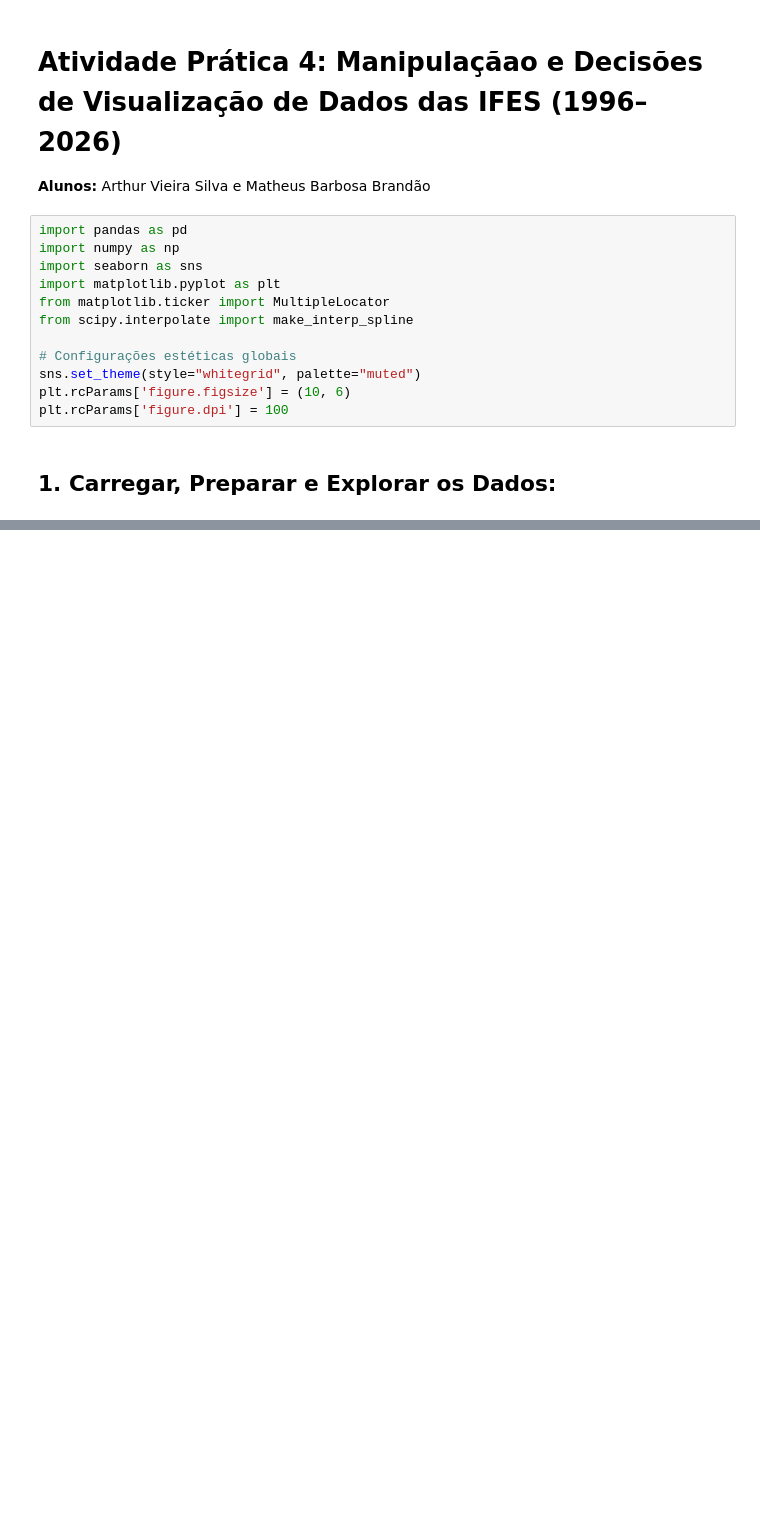
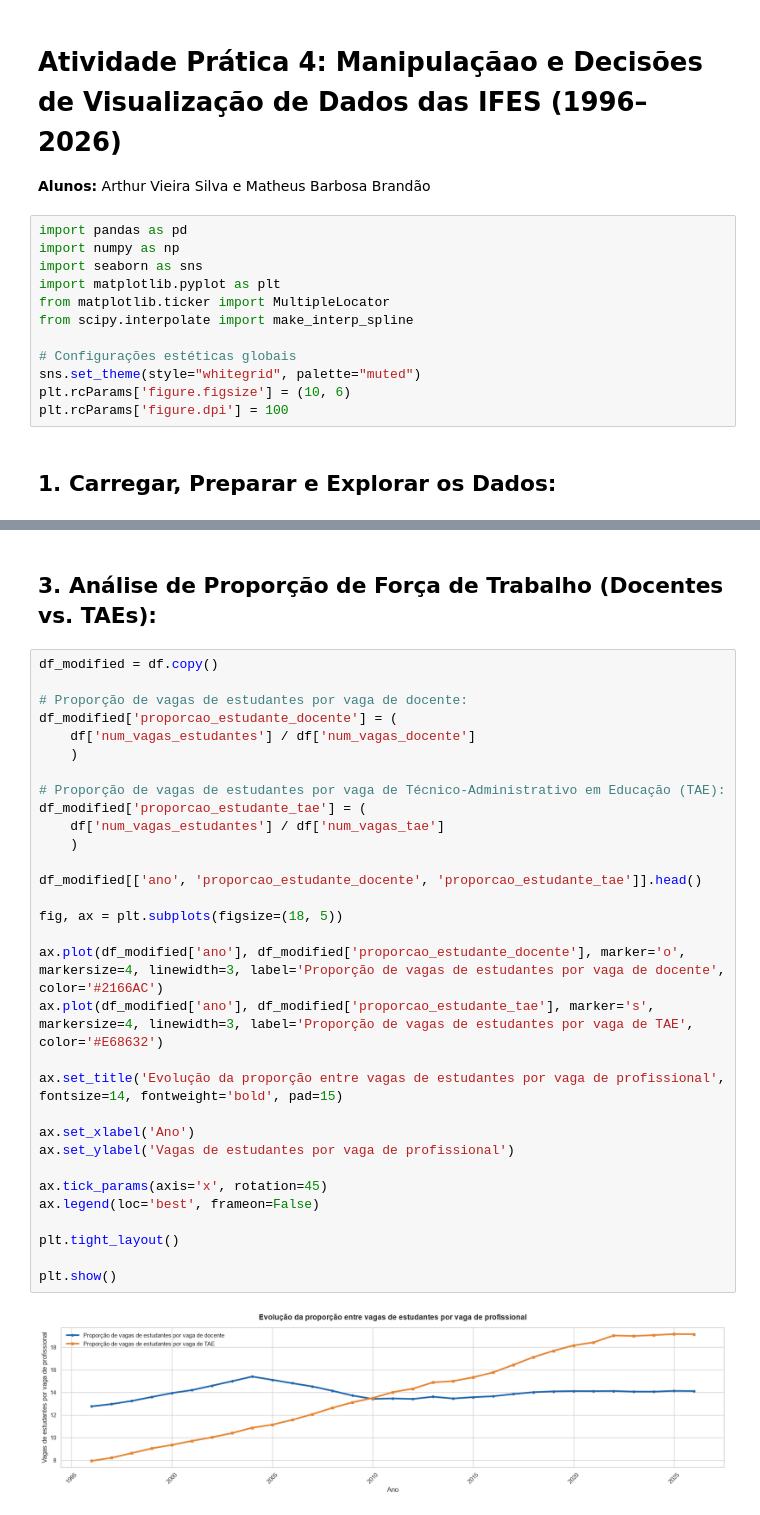
Before and after one commit to mathb366/Vizualizacao_dados, a Jupyter notebook: main.ipynb, the cells around one changed output, grey strips where cells are left out. Drawn from its saved outputs; the diff is of its cells as text; blank space fills up the shorter version.

```diff
--- a/main.ipynb
+++ b/main.ipynb
@@ -34,0 +68,35 @@ df.describe()
+# %% [markdown]
+## 3. Análise de Proporção de Força de Trabalho (Docentes vs. TAEs):
+# %%
+df_modified = df.copy()
+
+# Proporção de vagas de estudantes por vaga de docente:
+df_modified['proporcao_estudante_docente'] = (
+    df['num_vagas_estudantes'] / df['num_vagas_docente']
+    )
+
+# Proporção de vagas de estudantes por vaga de Técnico-Administrativo em Educação (TAE):
+df_modified['proporcao_estudante_tae'] = (
+    df['num_vagas_estudantes'] / df['num_vagas_tae']
+    )
+
+df_modified[['ano', 'proporcao_estudante_docente', 'proporcao_estudante_tae']].head()
+
+fig, ax = plt.subplots(figsize=(18, 5))
+
+ax.plot(df_modified['ano'], df_modified['proporcao_estudante_docente'], marker='o', markersize=4, linewidth=3, label='Proporção de vagas de estudantes por vaga de docente', color='#2166AC')
+ax.plot(df_modified['ano'], df_modified['proporcao_estudante_tae'], marker='s', markersize=4, linewidth=3, label='Proporção de vagas de estudantes por vaga de TAE', color='#E68632')
+
+ax.set_title('Evolução da proporção entre vagas de estudantes por vaga de profissional', fontsize=14, fontweight='bold', pad=15)
+
+ax.set_xlabel('Ano')
+ax.set_ylabel('Vagas de estudantes por vaga de profissional')
+
+ax.tick_params(axis='x', rotation=45)
+ax.legend(loc='best', frameon=False)
+
+plt.tight_layout()
+
+plt.show()
+# %% [output]
+[figure, added]
```
Also changed, not shown: parts of 2 cells of this notebook, 1 other file.
